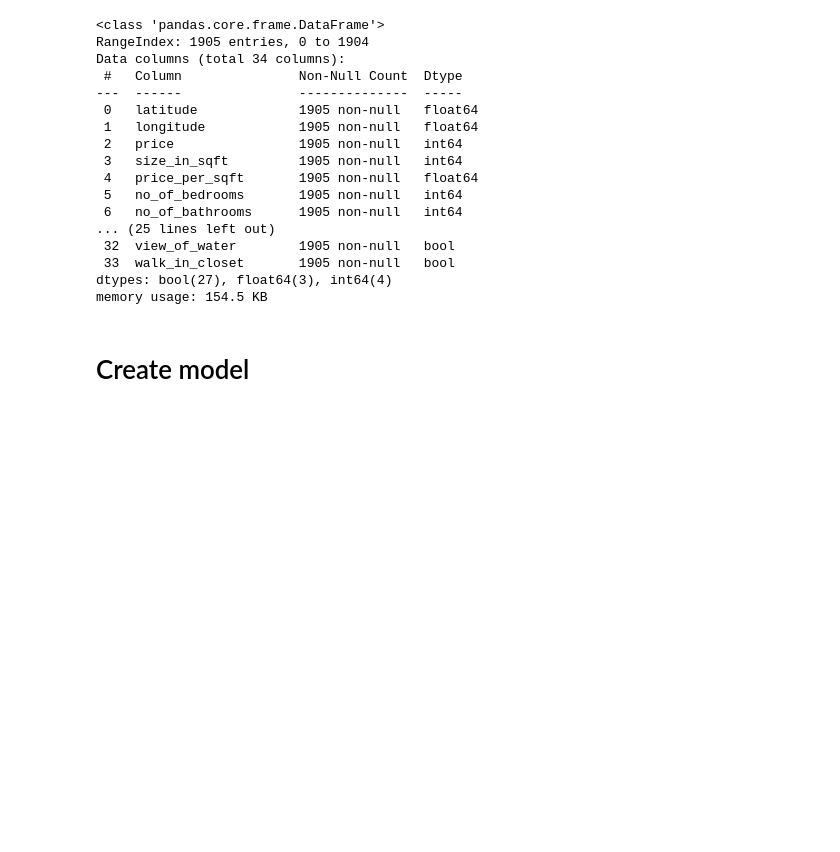
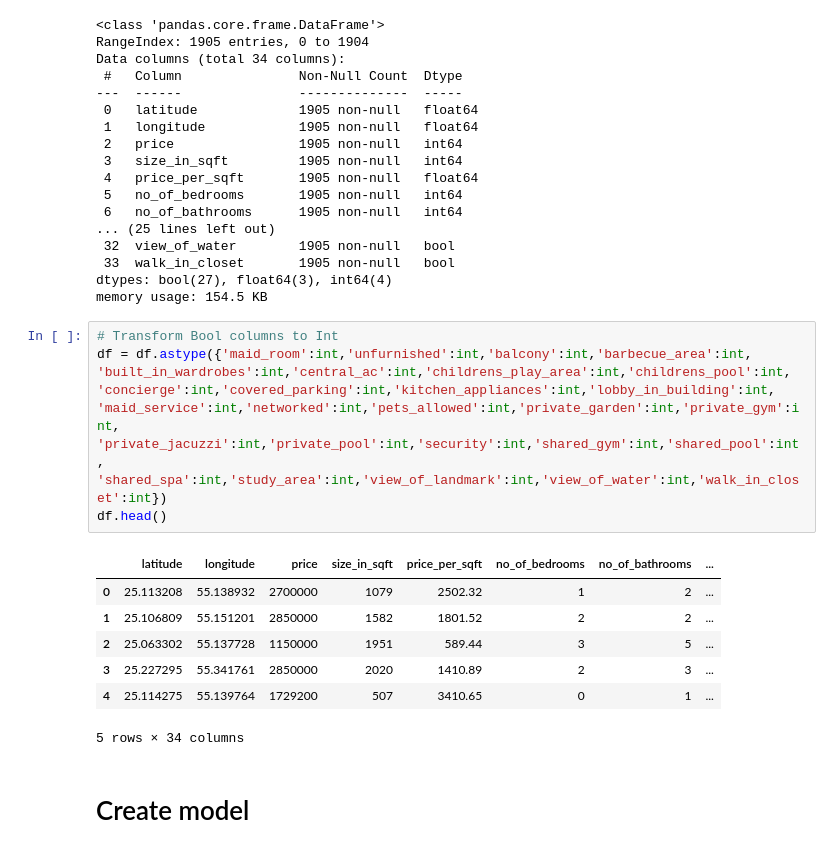
Before and after one commit to joanaaVO/Projeto-DAA, a Jupyter notebook: src/properties_db.ipynb, the cells around one changed output. Saved outputs shown, nothing was run; the diff lists cells and outputs as text; blank space fills up the shorter version.

Commit message:
bool-to-int

```diff
--- a/src/properties_db.ipynb
+++ b/src/properties_db.ipynb
@@ -161,6 +158,23 @@ Data columns (total 34 columns):
  33  walk_in_closet       1905 non-null   bool
 dtypes: bool(27), float64(3), int64(4)
 memory usage: 154.5 KB
+# %%
+# Transform Bool columns to Int
+df = df.astype({'maid_room':int,'unfurnished':int,'balcony':int,'barbecue_area':int,
+'built_in_wardrobes':int,'central_ac':int,'childrens_play_area':int,'childrens_pool':int,
+'concierge':int,'covered_parking':int,'kitchen_appliances':int,'lobby_in_building':int,
+'maid_service':int,'networked':int,'pets_allowed':int,'private_garden':int,'private_gym':int,
+'private_jacuzzi':int,'private_pool':int,'security':int,'shared_gym':int,'shared_pool':int,
+'shared_spa':int,'study_area':int,'view_of_landmark':int,'view_of_water':int,'walk_in_closet':int})
+df.head()
+# %% [output]
+|  | latitude | longitude | price | size_in_sqft | price_per_sqft | no_of_bedrooms | no_of_bathrooms | ... |
+| 0 | 25.113208 | 55.138932 | 2700000 | 1079 | 2502.32 | 1 | 2 | ... |
+| 1 | 25.106809 | 55.151201 | 2850000 | 1582 | 1801.52 | 2 | 2 | ... |
+| 2 | 25.063302 | 55.137728 | 1150000 | 1951 | 589.44 | 3 | 5 | ... |
+| 3 | 25.227295 | 55.341761 | 2850000 | 2020 | 1410.89 | 2 | 3 | ... |
+| 4 | 25.114275 | 55.139764 | 1729200 | 507 | 3410.65 | 0 | 1 | ... |
+5 rows × 34 columns
 # %% [markdown]
 # Create model
 # %%
```
Also changed, not shown: parts of 5 cells of this notebook.
